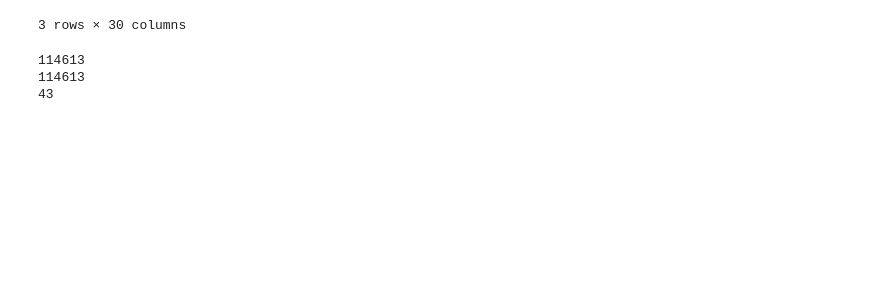
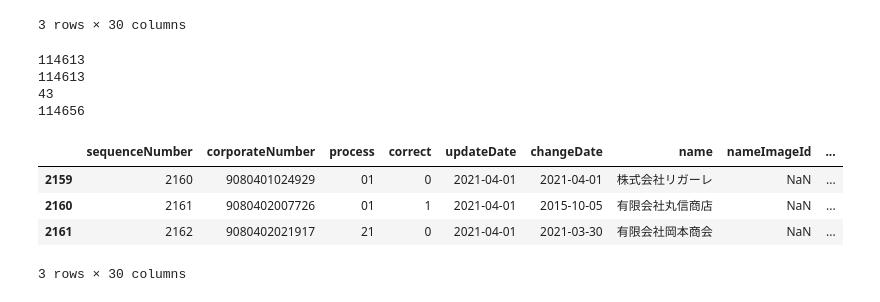
Before and after one commit to modori0907/Pandas, a Jupyter notebook: zissen1.ipynb, the cells around one changed output. Drawn from its saved outputs; the diff is of its cells as text; code cells hidden in the pictures; blank space fills up the shorter version.

```diff
--- a/zissen1.ipynb
+++ b/zissen1.ipynb
@@ -198,9 +198,18 @@ diff.head(3)
 # %%
 data_test = data
 print(len(data_test))
 print(len(data_test)) == len(data)
 print(len(diff))
+data_test = data_test.append(diff) # 静岡県でソートしたデータを追加
+print(len(data_test))
+data_test.tail(3)
 # %% [output]
 114613
 114613
 43
+114656
+|  | sequenceNumber | corporateNumber | process | correct | updateDate | changeDate | name | nameImageId | ... |
+| 2159 | 2160 | 9080401024929 | 01 | 0 | 2021-04-01 | 2021-04-01 | 株式会社リガーレ | NaN | ... |
+| 2160 | 2161 | 9080402007726 | 01 | 1 | 2021-04-01 | 2015-10-05 | 有限会社丸信商店 | NaN | ... |
+| 2161 | 2162 | 9080402021917 | 21 | 0 | 2021-04-01 | 2021-03-30 | 有限会社岡本商会 | NaN | ... |
+3 rows × 30 columns
```
Also changed, not shown: parts of 19 cells of this notebook.
